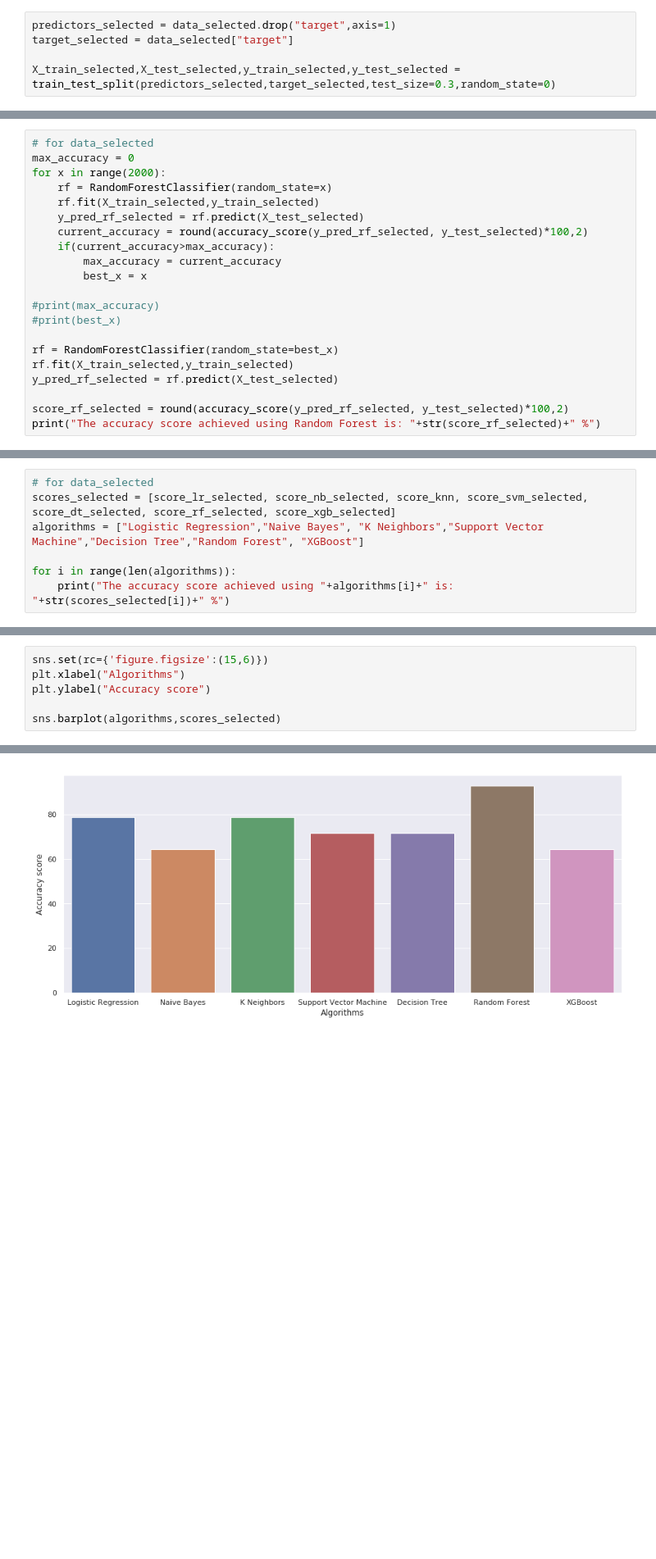
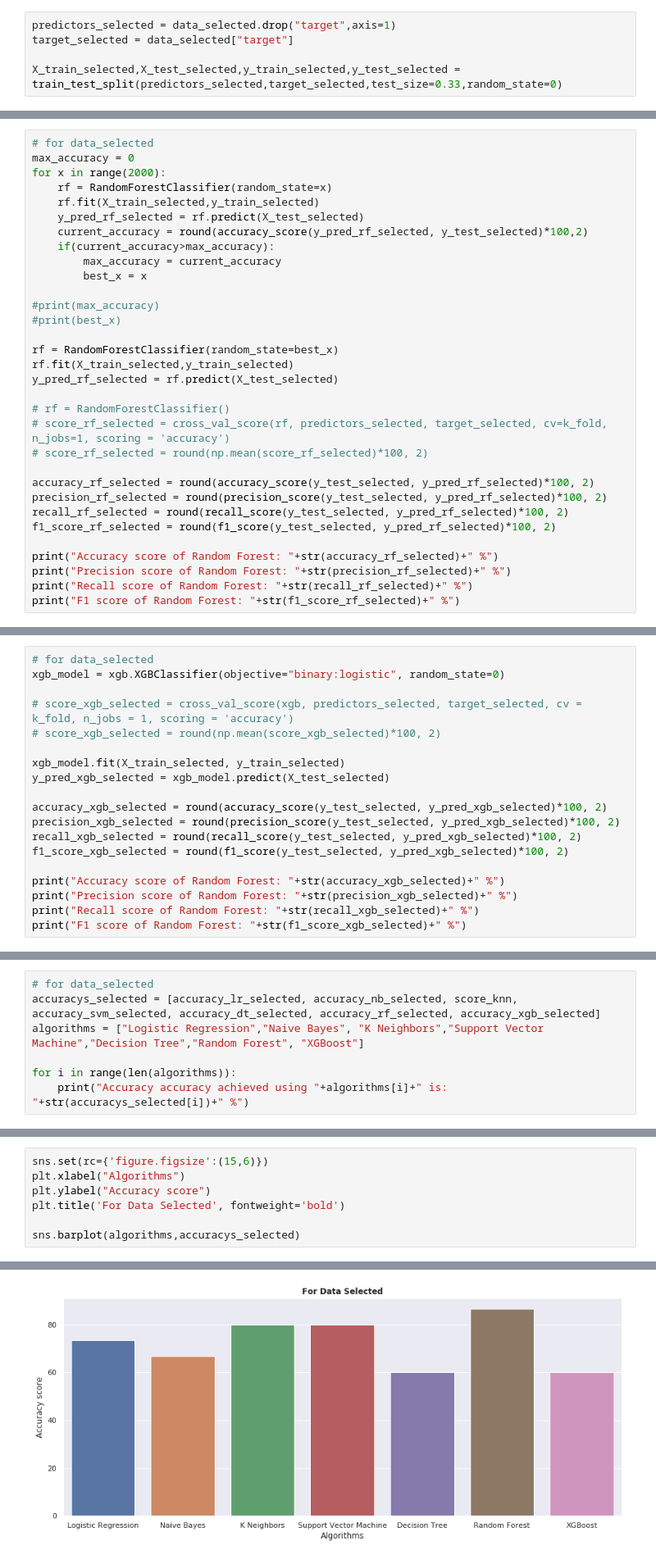
Before and after one commit to ihjohny/Comparative-Study-on-Classification-Algorithms, a Jupyter notebook: thesis.ipynb, the cells around one changed output, grey strips where cells are left out. Shown at 82% size. Cells and saved outputs as stored; diff of their text form; blank space fills up the shorter version.

```diff
--- a/thesis.ipynb
+++ b/thesis.ipynb
@@ -374,7 +407,7 @@ X_train,X_test,y_train,y_test = train_test_split(predictors,target,test_size=0.3
 predictors_selected = data_selected.drop("target",axis=1)
 target_selected = data_selected["target"]
 
-X_train_selected,X_test_selected,y_train_selected,y_test_selected = train_test_split(predictors_selected,target_selected,test_size=0.3,random_state=0)
+X_train_selected,X_test_selected,y_train_selected,y_test_selected = train_test_split(predictors_selected,target_selected,test_size=0.33,random_state=0)
 # %%
 print('X_train', X_train.shape)
 print('X_test', X_test.shape)
@@ -582,6 +900,17 @@ rf = RandomForestClassifier(random_state=best_x)
 rf.fit(X_train_selected,y_train_selected)
 y_pred_rf_selected = rf.predict(X_test_selected)
 
-score_rf_selected = round(accuracy_score(y_pred_rf_selected, y_test_selected)*100,2)
-print("The accuracy score achieved using Random Forest is: "+str(score_rf_selected)+" %")
+# rf = RandomForestClassifier()
+# score_rf_selected = cross_val_score(rf, predictors_selected, target_selected, cv=k_fold, n_jobs=1, scoring = 'accuracy')
+# score_rf_selected = round(np.mean(score_rf_selected)*100, 2)
+
+accuracy_rf_selected = round(accuracy_score(y_test_selected, y_pred_rf_selected)*100, 2)
+precision_rf_selected = round(precision_score(y_test_selected, y_pred_rf_selected)*100, 2)
+recall_rf_selected = round(recall_score(y_test_selected, y_pred_rf_selected)*100, 2)
+f1_score_rf_selected = round(f1_score(y_test_selected, y_pred_rf_selected)*100, 2)
+
+print("Accuracy score of Random Forest: "+str(accuracy_rf_selected)+" %")
+print("Precision score of Random Forest: "+str(precision_rf_selected)+" %")
+print("Recall score of Random Forest: "+str(recall_rf_selected)+" %")
+print("F1 score of Random Forest: "+str(f1_score_rf_selected)+" %")
 # %% [output]
@@ -610,0 +981,19 @@ The accuracy score achieved using XGBoost is: 64.29 %
+# %%
+# for data_selected
+xgb_model = xgb.XGBClassifier(objective="binary:logistic", random_state=0)
+
+# score_xgb_selected = cross_val_score(xgb, predictors_selected, target_selected, cv = k_fold, n_jobs = 1, scoring = 'accuracy')
+# score_xgb_selected = round(np.mean(score_xgb_selected)*100, 2)
+
+xgb_model.fit(X_train_selected, y_train_selected)
+y_pred_xgb_selected = xgb_model.predict(X_test_selected)
+
+accuracy_xgb_selected = round(accuracy_score(y_test_selected, y_pred_xgb_selected)*100, 2)
+precision_xgb_selected = round(precision_score(y_test_selected, y_pred_xgb_selected)*100, 2)
+recall_xgb_selected = round(recall_score(y_test_selected, y_pred_xgb_selected)*100, 2)
+f1_score_xgb_selected = round(f1_score(y_test_selected, y_pred_xgb_selected)*100, 2)
+
+print("Accuracy score of Random Forest: "+str(accuracy_xgb_selected)+" %")
+print("Precision score of Random Forest: "+str(precision_xgb_selected)+" %")
+print("Recall score of Random Forest: "+str(recall_xgb_selected)+" %")
+print("F1 score of Random Forest: "+str(f1_score_xgb_selected)+" %")
@@ -637,8 +1048,8 @@ sns.barplot(algorithms,scores)
 # %%
 # for data_selected
-scores_selected = [score_lr_selected, score_nb_selected, score_knn, score_svm_selected, score_dt_selected, score_rf_selected, score_xgb_selected]
+accuracys_selected = [accuracy_lr_selected, accuracy_nb_selected, score_knn, accuracy_svm_selected, accuracy_dt_selected, accuracy_rf_selected, accuracy_xgb_selected]
 algorithms = ["Logistic Regression","Naive Bayes", "K Neighbors","Support Vector Machine","Decision Tree","Random Forest", "XGBoost"]
 
 for i in range(len(algorithms)):
-    print("The accuracy score achieved using "+algorithms[i]+" is: "+str(scores_selected[i])+" %")
+    print("Accuracy accuracy achieved using "+algorithms[i]+" is: "+str(accuracys_selected[i])+" %")
 # %% [output]
@@ -652,9 +1063,10 @@ The accuracy score achieved using XGBoost is: 64.29 %
 # %%
 sns.set(rc={'figure.figsize':(15,6)})
 plt.xlabel("Algorithms")
 plt.ylabel("Accuracy score")
+plt.title('For Data Selected', fontweight='bold')
 
-sns.barplot(algorithms,scores_selected)
+sns.barplot(algorithms,accuracys_selected)
 # %% [output]
 <matplotlib.axes._subplots.AxesSubplot at 0x...>
-[figure, old version]
+[figure, new version]
```
Also changed, not shown: parts of 65 cells of this notebook.
